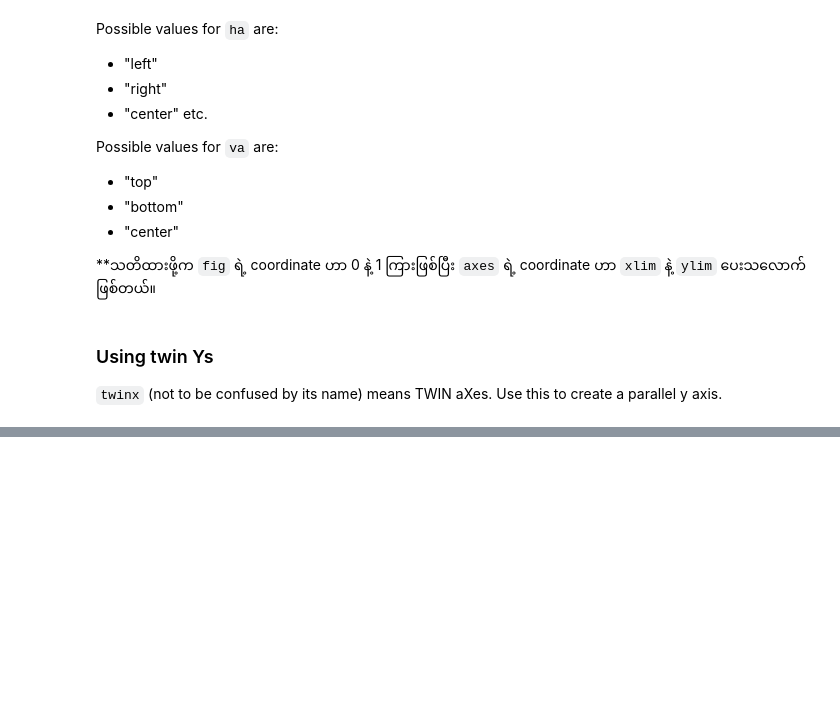
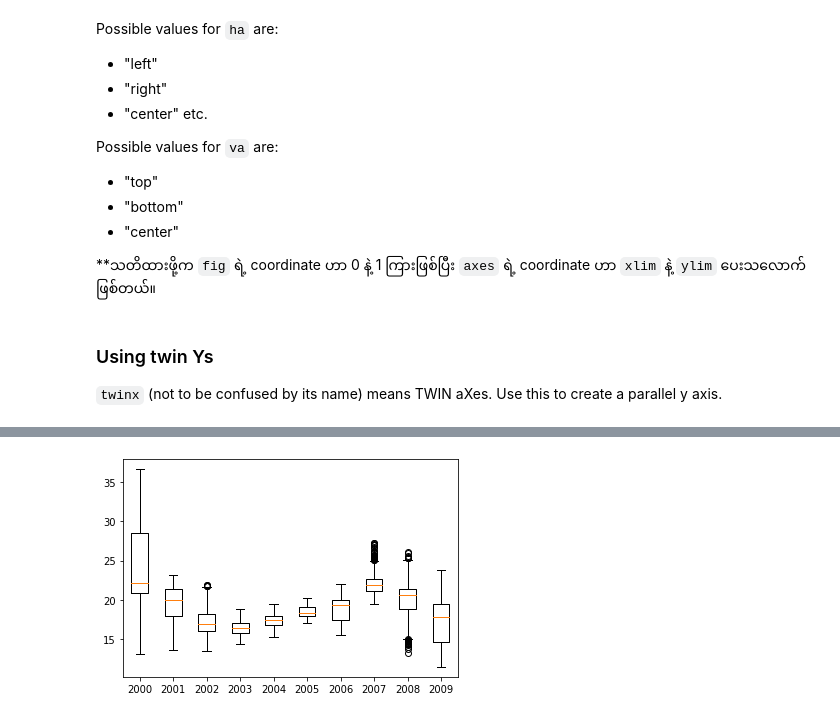
Before and after one commit to neolaw84/data_science_using_python_labs, a Jupyter notebook: week15/01_matplotlib_p2.ipynb, the cells around one changed output, grey strips where cells are left out. Cells and saved outputs as stored; diff of their text form; code cells hidden in the pictures; blank space fills up the shorter version.

```diff
--- a/week15/01_matplotlib_p2.ipynb
+++ b/week15/01_matplotlib_p2.ipynb
@@ -307,0 +312,8 @@ plt.show()
+# %%
+import yfinance as yf
+msft = yf.Ticker("MSFT")
+
+# get historical market data
+hist = msft.history(period="max")
+print (type(hist))
+hist.head()
@@ -307,0 +329,3 @@ plt.show()
+# %%
+hist["year"] = hist.index.year
+hist.head()
@@ -307,0 +340,16 @@ plt.show()
+# %%
+import pandas as pd
+cols = []
+size = []
+for y in range(2000, 2010):
+    selected_data = hist[hist.year == y]
+    cols.append(selected_data["Close"].reset_index()[["Close"]])
+    size.append(len(selected_data["Close"]))
+min_size = np.min(size)
+all_cols = pd.concat(cols, axis=1)
+all_cols.columns = [str(y) for y in range(2000, 2010)]
+# %%
+plt.boxplot(all_cols.values[:min_size, :], labels=all_cols.columns)
+plt.show()
+# %% [output]
+[figure, added]
```
Also changed, not shown: parts of 7 cells of this notebook.
